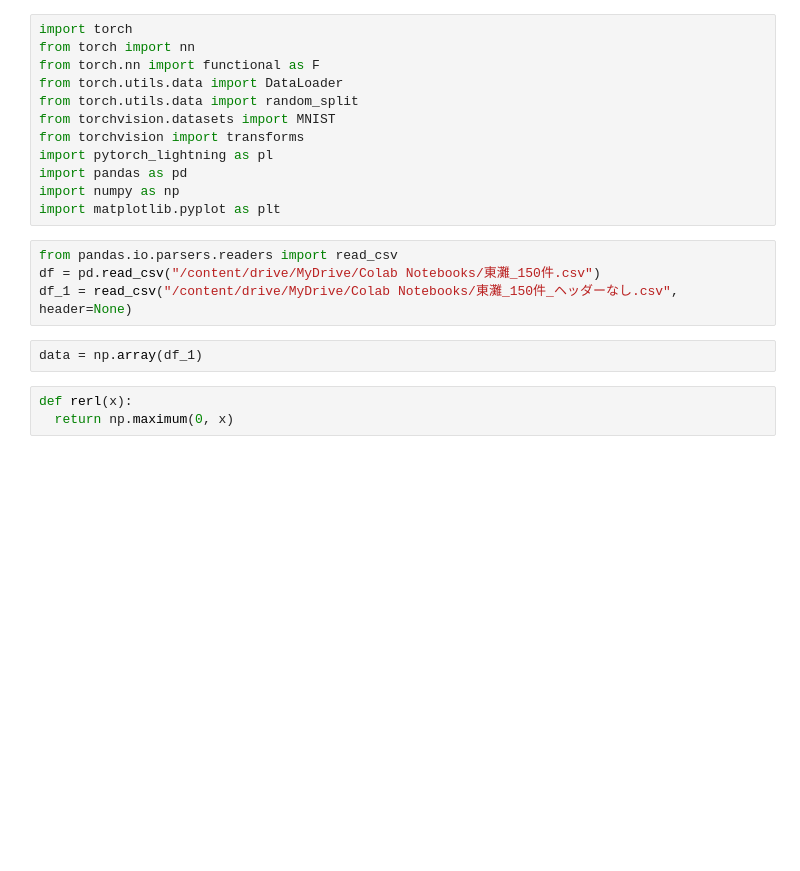
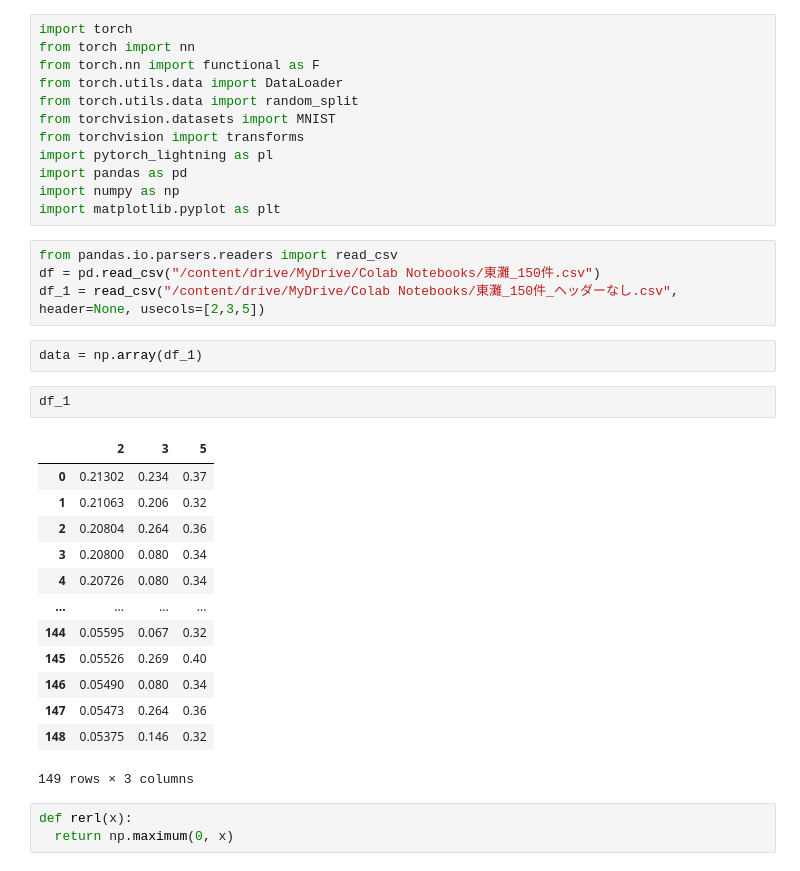
Before and after one commit to Tomo0002/Stock_Product, a Jupyter notebook: ニューラルネットワーク.ipynb, the cells around one changed output. Saved outputs shown, nothing was run; the diff lists cells and outputs as text; blank space fills up the shorter version.

```diff
--- a/ニューラルネットワーク.ipynb
+++ b/ニューラルネットワーク.ipynb
@@ -45,9 +45,25 @@ import matplotlib.pyplot as plt
 # %%
 from pandas.io.parsers.readers import read_csv
 df = pd.read_csv("/content/drive/MyDrive/Colab Notebooks/東灘_150件.csv")
-df_1 = read_csv("/content/drive/MyDrive/Colab Notebooks/東灘_150件_ヘッダーなし.csv", header=None)
+df_1 = read_csv("/content/drive/MyDrive/Colab Notebooks/東灘_150件_ヘッダーなし.csv", header=None, usecols=[2,3,5])
 # %%
 data = np.array(df_1)
+# %%
+df_1
+# %% [output]
+|  | 2 | 3 | 5 |
+| 0 | 0.21302 | 0.234 | 0.37 |
+| 1 | 0.21063 | 0.206 | 0.32 |
+| 2 | 0.20804 | 0.264 | 0.36 |
+| 3 | 0.20800 | 0.080 | 0.34 |
+| 4 | 0.20726 | 0.080 | 0.34 |
+| ... | ... | ... | ... |
+| 144 | 0.05595 | 0.067 | 0.32 |
+| 145 | 0.05526 | 0.269 | 0.40 |
+| 146 | 0.05490 | 0.080 | 0.34 |
+| 147 | 0.05473 | 0.264 | 0.36 |
+| 148 | 0.05375 | 0.146 | 0.32 |
+149 rows × 3 columns
 # %%
 def rerl(x):
   return np.maximum(0, x)
```
Also changed, not shown: parts of 3 cells of this notebook.
